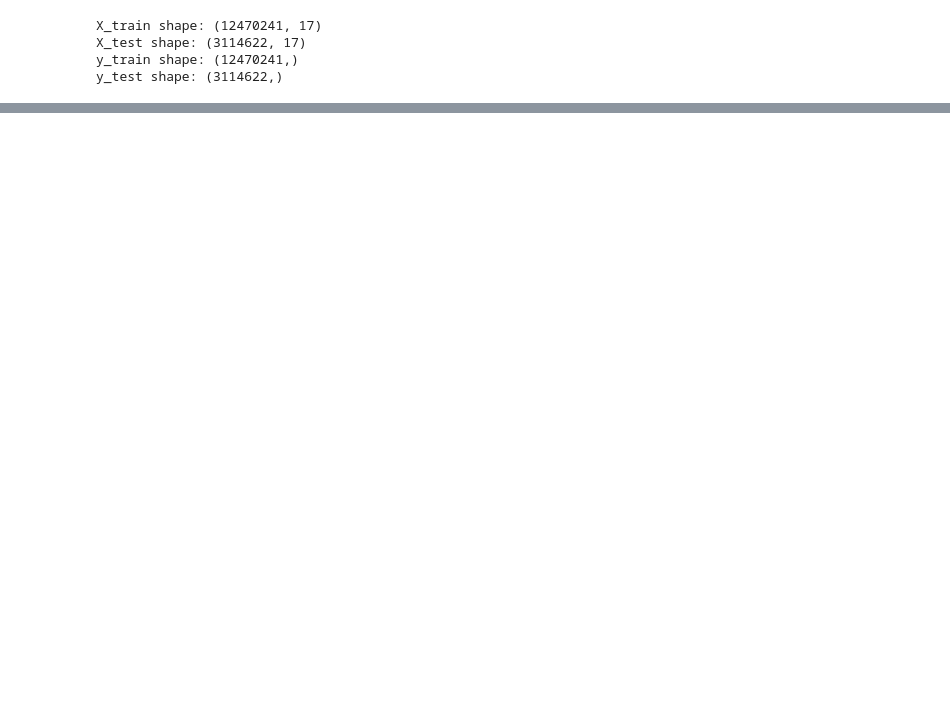
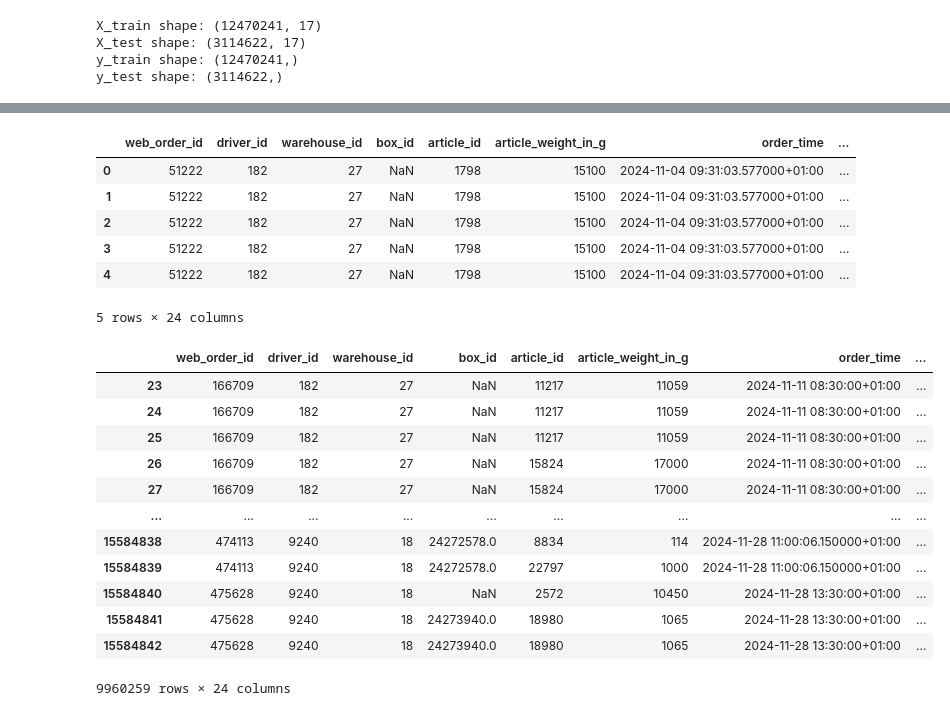
Before and after one commit to eelisee/flaschenpost, a Jupyter notebook: elise-distributions.ipynb, the cells around one changed output, grey strips where cells are left out. Cells and saved outputs as stored; diff of their text form; code cells hidden in the pictures; blank space fills up the shorter version.

```diff
--- a/elise-distributions.ipynb
+++ b/elise-distributions.ipynb
@@ -403,0 +801,12 @@ Rule-based Predictions MSE: 57.408415297102124
+# %%
+# Count the number of crates (rows with NaN box_id) for each web_order_id
+crate_count = merged_df[merged_df['box_id'].isna()].groupby('web_order_id').size().reset_index(name='crate_count')
+
+# Merge the crate_count back into the original dataframe
+merged_df = merged_df.merge(crate_count, on='web_order_id', how='left')
+
+# Fill NaN values in crate_count with 0 (for web_order_ids that have no NaN box_id entries)
+merged_df['crate_count'] = merged_df['crate_count'].fillna(0).astype(int)
+
+# Display the first few rows of the updated dataframe to verify
+display(merged_df.head())
@@ -403,0 +820,42 @@ Rule-based Predictions MSE: 57.408415297102124
+# %%
+# Sum the crate count and the box count in a new column
+merged_df['total_crate_count'] = merged_df['crate_count'] + merged_df['box_count']
+
+# Group by web_order_id and calculate the number of rows and unique box counts per web_order_id
+grouped_df = merged_df.groupby('web_order_id').agg(
+    num_rows=('web_order_id', 'size'),
+    unique_box_counts=('box_id', 'nunique')
+).reset_index()
+
+# Merge the grouped data back into the original dataframe
+merged_df = merged_df.merge(grouped_df, on='web_order_id', how='left')
+
+# Check if the total crate count is the same as the number of rows + unique box counts per web_order_id
+merged_df['check_total_crate_count'] = merged_df['total_crate_count'] == (merged_df['num_rows'] + merged_df['unique_box_counts'])
+
+# Display the first few rows of the updated dataframe to verify
+display(merged_df.head())
+
+# Display the rows where the check failed
+display(merged_df[~merged_df['check_total_crate_count']])
+# %% [output]
+|  | web_order_id | driver_id | warehouse_id | box_id | article_id | article_weight_in_g | order_time | ... |
+| 0 | 51222 | 182 | 27 | NaN | 1798 | 15100 | 2024-11-04 09:31:03.577000+01:00 | ... |
+| 1 | 51222 | 182 | 27 | NaN | 1798 | 15100 | 2024-11-04 09:31:03.577000+01:00 | ... |
+| 2 | 51222 | 182 | 27 | NaN | 1798 | 15100 | 2024-11-04 09:31:03.577000+01:00 | ... |
+| 3 | 51222 | 182 | 27 | NaN | 1798 | 15100 | 2024-11-04 09:31:03.577000+01:00 | ... |
+| 4 | 51222 | 182 | 27 | NaN | 1798 | 15100 | 2024-11-04 09:31:03.577000+01:00 | ... |
+5 rows × 24 columns
+|  | web_order_id | driver_id | warehouse_id | box_id | article_id | article_weight_in_g | order_time | ... |
+| 23 | 166709 | 182 | 27 | NaN | 11217 | 11059 | 2024-11-11 08:30:00+01:00 | ... |
+| 24 | 166709 | 182 | 27 | NaN | 11217 | 11059 | 2024-11-11 08:30:00+01:00 | ... |
+| 25 | 166709 | 182 | 27 | NaN | 11217 | 11059 | 2024-11-11 08:30:00+01:00 | ... |
+| 26 | 166709 | 182 | 27 | NaN | 15824 | 17000 | 2024-11-11 08:30:00+01:00 | ... |
+| 27 | 166709 | 182 | 27 | NaN | 15824 | 17000 | 2024-11-11 08:30:00+01:00 | ... |
+| ... | ... | ... | ... | ... | ... | ... | ... | ... |
+| 15584838 | 474113 | 9240 | 18 | 24272578.0 | 8834 | 114 | 2024-11-28 11:00:06.150000+01:00 | ... |
+| 15584839 | 474113 | 9240 | 18 | 24272578.0 | 22797 | 1000 | 2024-11-28 11:00:06.150000+01:00 | ... |
+| 15584840 | 475628 | 9240 | 18 | NaN | 2572 | 10450 | 2024-11-28 13:30:00+01:00 | ... |
+| 15584841 | 475628 | 9240 | 18 | 24273940.0 | 18980 | 1065 | 2024-11-28 13:30:00+01:00 | ... |
+| 15584842 | 475628 | 9240 | 18 | 24273940.0 | 18980 | 1065 | 2024-11-28 13:30:00+01:00 | ... |
+9960259 rows × 24 columns
```
Also changed, not shown: parts of 19 cells of this notebook, 1 other file.
